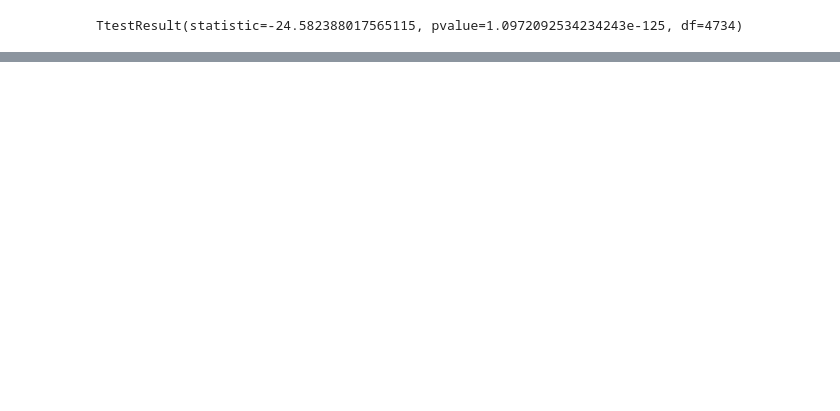
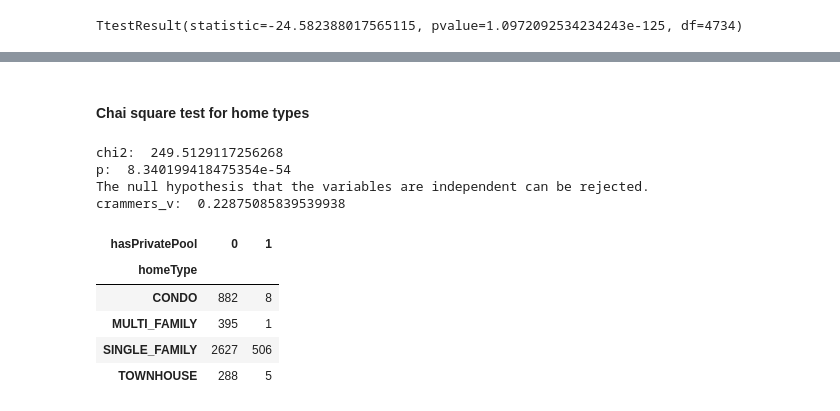
Before and after one commit to MAmin-y/House-price-analysis-and-prediction-LA-2024, a Jupyter notebook: tests.ipynb, the cells around one changed output, grey strips where cells are left out. Saved outputs shown, nothing was run; the diff lists cells and outputs as text; code cells hidden in the pictures; blank space fills up the shorter version.

```diff
--- a/tests.ipynb
+++ b/tests.ipynb
@@ -236,0 +398,42 @@ Chi-Square Test: chi2 = 513.3043566052961, p-value = 1.211395027768265e-113
+# %% [markdown]
+#### Chai square test for home types
+# %%
+from scipy.stats import chi2_contingency
+
+homeTypes = ["SINGLE_FAMILY", "CONDO", "TOWNHOUSE", "MULTI_FAMILY"]
+df_filtered_hometypes = df[df["homeType"].isin(homeTypes)]
+
+def perfrom_chi2_test(column1, column2):
+    contingency_table = pd.crosstab(column1, column2)
+    chi2, p, dof, expected = chi2_contingency(contingency_table)
+    print("chi2: ", chi2)
+    print("p: ", p)
+    if p < 0.05:
+        print("The null hypothesis that the variables are independent can be rejected.")
+    else:
+        print("The null hypothesis that the variables are independent cannot be rejected.")
+    print("crammers_v: ", cramers_v(contingency_table, chi2))
+    display(contingency_table)
+
+def cramers_v(confusion_matrix, chi2_statistic):
+    chi2 = chi2_statistic
+    n = confusion_matrix.sum().sum()
+    phi2 = chi2 / n
+    r, k = confusion_matrix.shape
+    phi2corr = max(0, phi2 - ((k - 1) * (r - 1)) / (n - 1))
+    rcorr = r - ((r - 1) ** 2) / (n - 1)
+    kcorr = k - ((k - 1) ** 2) / (n - 1)
+    return np.sqrt(phi2corr / min((kcorr - 1), (rcorr - 1)))
+# %%
+perfrom_chi2_test(df_filtered_hometypes["homeType"], df_filtered_hometypes["hasPrivatePool"])
+# %% [output]
+chi2:  249.5129117256268
+p:  8.340199418475354e-54
+The null hypothesis that the variables are independent can be rejected.
+crammers_v:  0.22875085839539938
+| hasPrivatePool | 0 | 1 |
+| homeType |  |  |
+| CONDO | 882 | 8 |
+| MULTI_FAMILY | 395 | 1 |
+| SINGLE_FAMILY | 2627 | 506 |
+| TOWNHOUSE | 288 | 5 |
```
Also changed, not shown: parts of 57 cells of this notebook.
